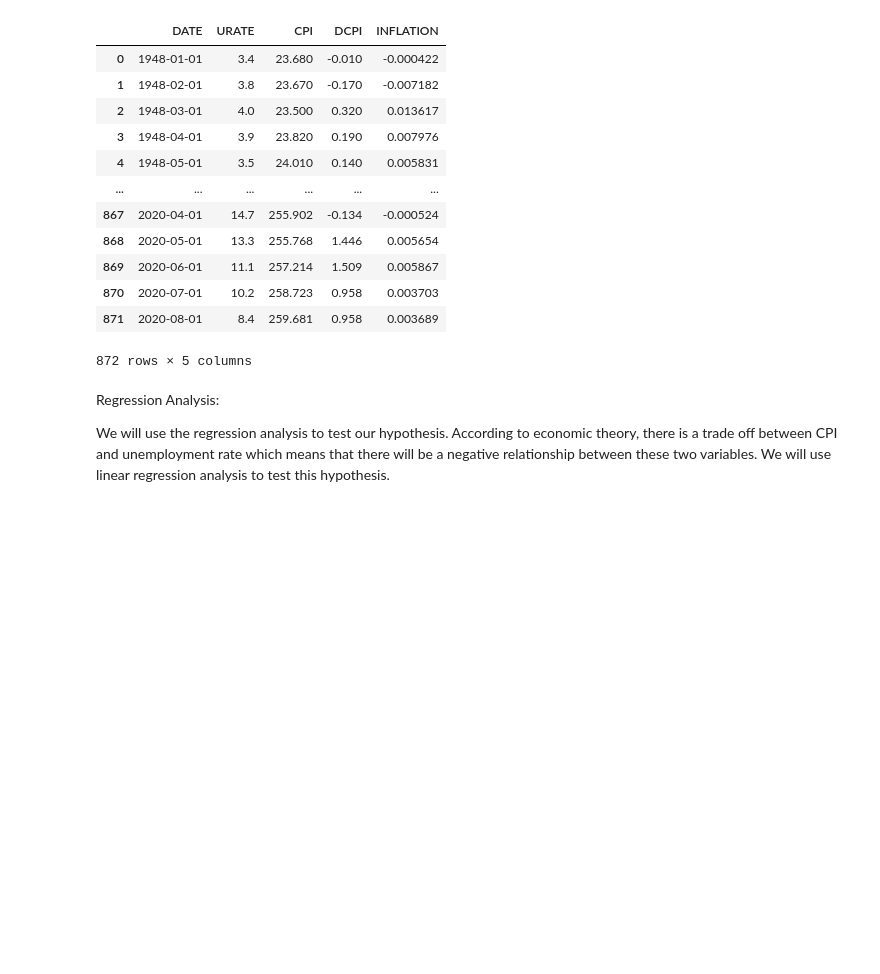
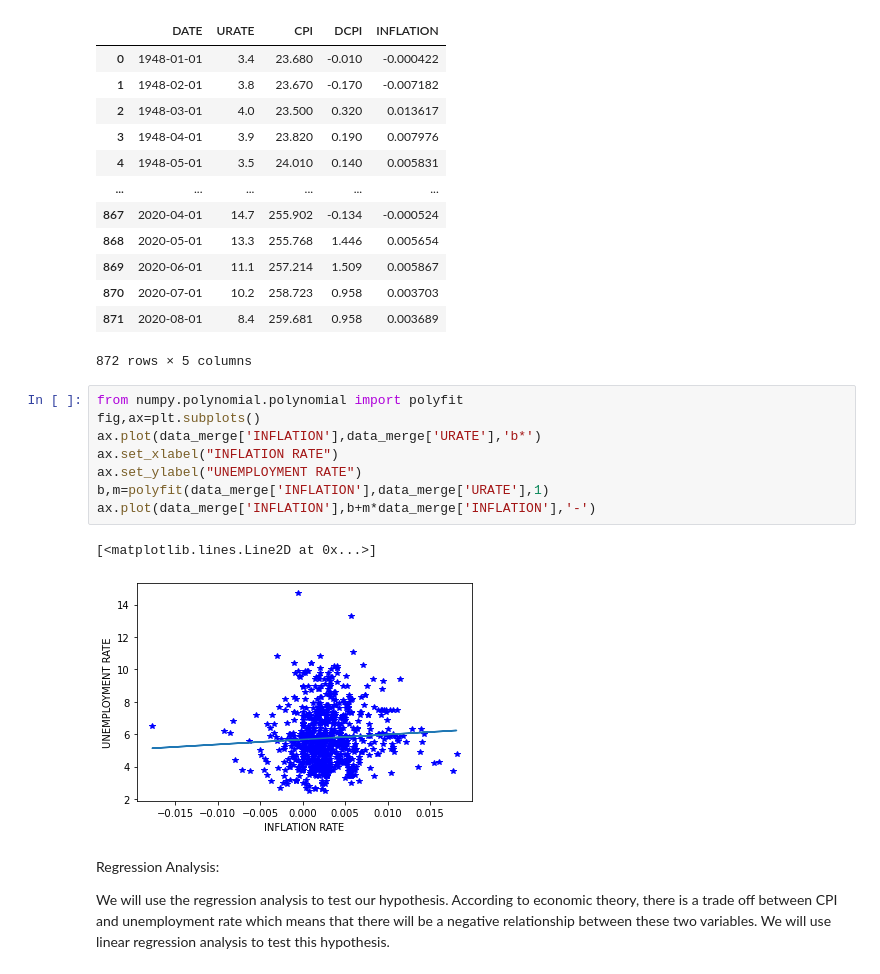
Before and after one commit to xiaoww3/Final-Project, a Jupyter notebook: project.ipynb, the cells around one changed output. Drawn from its saved outputs; the diff is of its cells as text; blank space fills up the shorter version.

```diff
--- a/project.ipynb
+++ b/project.ipynb
@@ -182,6 +182,17 @@ data_merge.fillna(0)
 | 870 | 2020-07-01 | 10.2 | 258.723 | 0.958 | 0.003703 |
 | 871 | 2020-08-01 | 8.4 | 259.681 | 0.958 | 0.003689 |
 872 rows × 5 columns
+# %%
+from numpy.polynomial.polynomial import polyfit
+fig,ax=plt.subplots()
+ax.plot(data_merge['INFLATION'],data_merge['URATE'],'b*')
+ax.set_xlabel("INFLATION RATE")
+ax.set_ylabel("UNEMPLOYMENT RATE")
+b,m=polyfit(data_merge['INFLATION'],data_merge['URATE'],1)
+ax.plot(data_merge['INFLATION'],b+m*data_merge['INFLATION'],'-')
+# %% [output]
+[<matplotlib.lines.Line2D at 0x...>]
+[figure, added]
 # %% [markdown]
 Regression Analysis:
 
```
